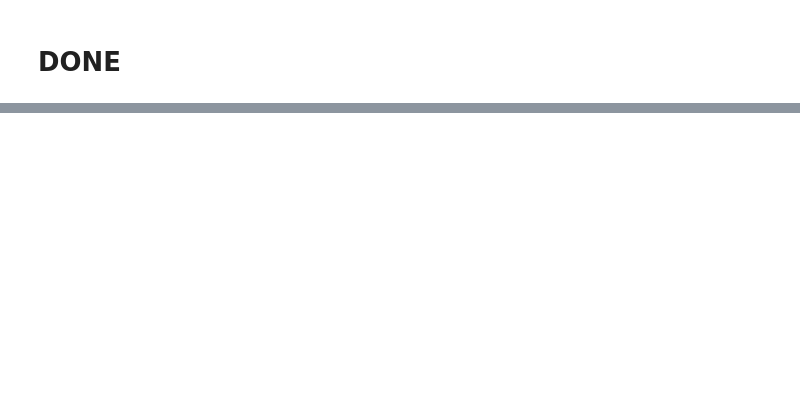
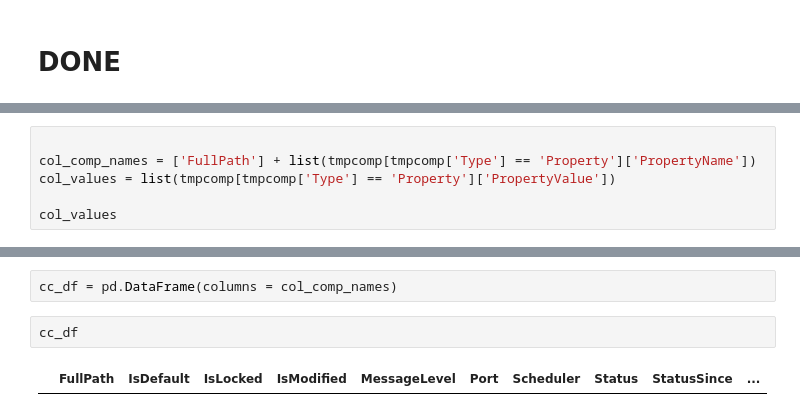
Before and after one commit to mpucci92/PIACEInventoryApp, a Jupyter notebook: PIACE_InventoryAppV2.ipynb, the cells around one changed output, grey strips where cells are left out. Drawn from its saved outputs; the diff is of its cells as text; blank space fills up the shorter version.

```diff
--- a/PIACE_InventoryAppV2.ipynb
+++ b/PIACE_InventoryAppV2.ipynb
@@ -139,0 +218,6 @@ complete_df.to_csv(f"E:\\OSI Backup\\Systems Engineer\\PI ACE Inventory App\\Out
+# %%
+
+col_comp_names = ['FullPath'] + list(tmpcomp[tmpcomp['Type'] == 'Property']['PropertyName'])
+col_values = list(tmpcomp[tmpcomp['Type'] == 'Property']['PropertyValue'])
+
+col_values
@@ -139,0 +245,6 @@ complete_df.to_csv(f"E:\\OSI Backup\\Systems Engineer\\PI ACE Inventory App\\Out
+# %%
+cc_df = pd.DataFrame(columns = col_comp_names)
+# %%
+cc_df
+# %% [output]
+|  | FullPath | IsDefault | IsLocked | IsModified | MessageLevel | Port | Scheduler | Status | StatusSince | ... |
```
Also changed, not shown: parts of 9 cells of this notebook.
